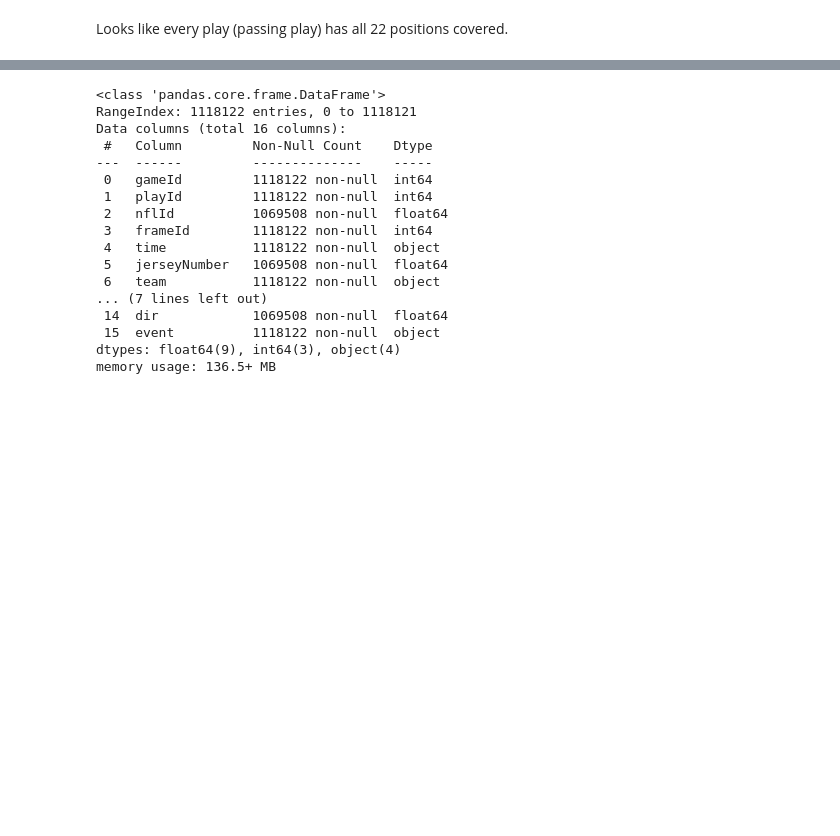
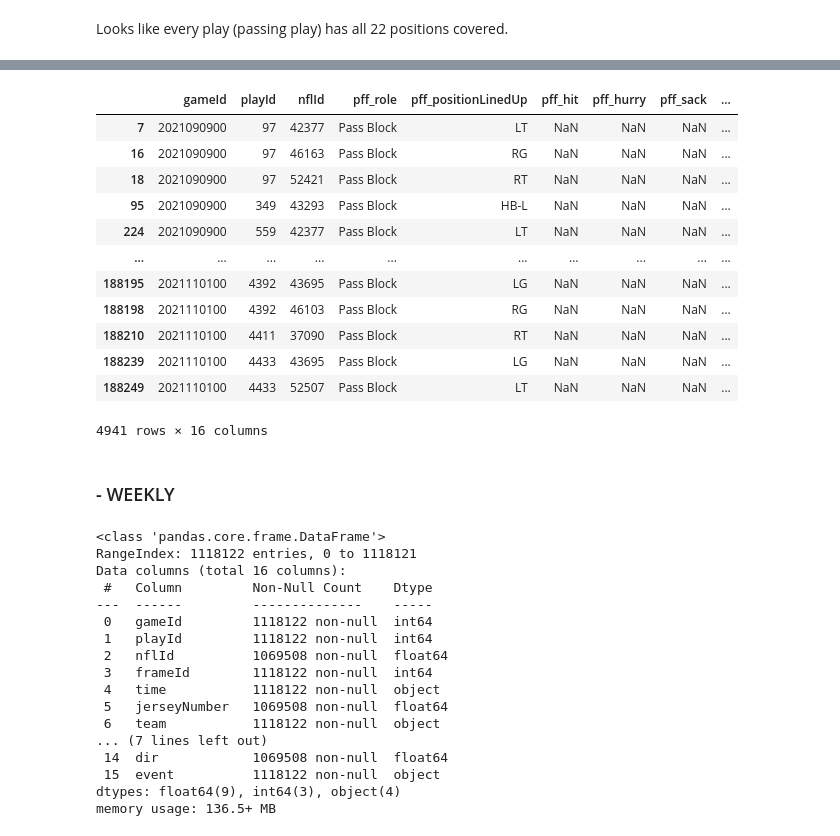
Before and after one commit to Miller-Ryan-1/nfl-linemen, a Jupyter notebook: analysis_playground.ipynb, the cells around one changed output, grey strips where cells are left out. Cells and saved outputs as stored; diff of their text form; code cells hidden in the pictures; blank space fills up the shorter version.

```diff
--- a/analysis_playground.ipynb
+++ b/analysis_playground.ipynb
@@ -141,3 +193,23 @@ Looks like every play (passing play) has all 22 positions covered.
+# %%
+scout_data['block_fail'] = scout_data.pff_beatenByDefender + scout_data.pff_hitAllowed + scout_data.pff_hurryAllowed + scout_data.pff_sackAllowed
+# %%
+scout_data[scout_data.block_fail > 0]
+# %% [output]
+|  | gameId | playId | nflId | pff_role | pff_positionLinedUp | pff_hit | pff_hurry | pff_sack | ... |
+| 7 | 2021090900 | 97 | 42377 | Pass Block | LT | NaN | NaN | NaN | ... |
+| 16 | 2021090900 | 97 | 46163 | Pass Block | RG | NaN | NaN | NaN | ... |
+| 18 | 2021090900 | 97 | 52421 | Pass Block | RT | NaN | NaN | NaN | ... |
+| 95 | 2021090900 | 349 | 43293 | Pass Block | HB-L | NaN | NaN | NaN | ... |
+| 224 | 2021090900 | 559 | 42377 | Pass Block | LT | NaN | NaN | NaN | ... |
+| ... | ... | ... | ... | ... | ... | ... | ... | ... | ... |
+| 188195 | 2021110100 | 4392 | 43695 | Pass Block | LG | NaN | NaN | NaN | ... |
+| 188198 | 2021110100 | 4392 | 46103 | Pass Block | RG | NaN | NaN | NaN | ... |
+| 188210 | 2021110100 | 4411 | 37090 | Pass Block | RT | NaN | NaN | NaN | ... |
+| 188239 | 2021110100 | 4433 | 43695 | Pass Block | LG | NaN | NaN | NaN | ... |
+| 188249 | 2021110100 | 4433 | 52507 | Pass Block | LT | NaN | NaN | NaN | ... |
+4941 rows × 16 columns
+# %% [markdown]
+### - WEEKLY
 # %%
 w1 = pd.read_csv('data/week1.csv')
 # %%
```
Also changed, not shown: parts of 28 cells of this notebook.
